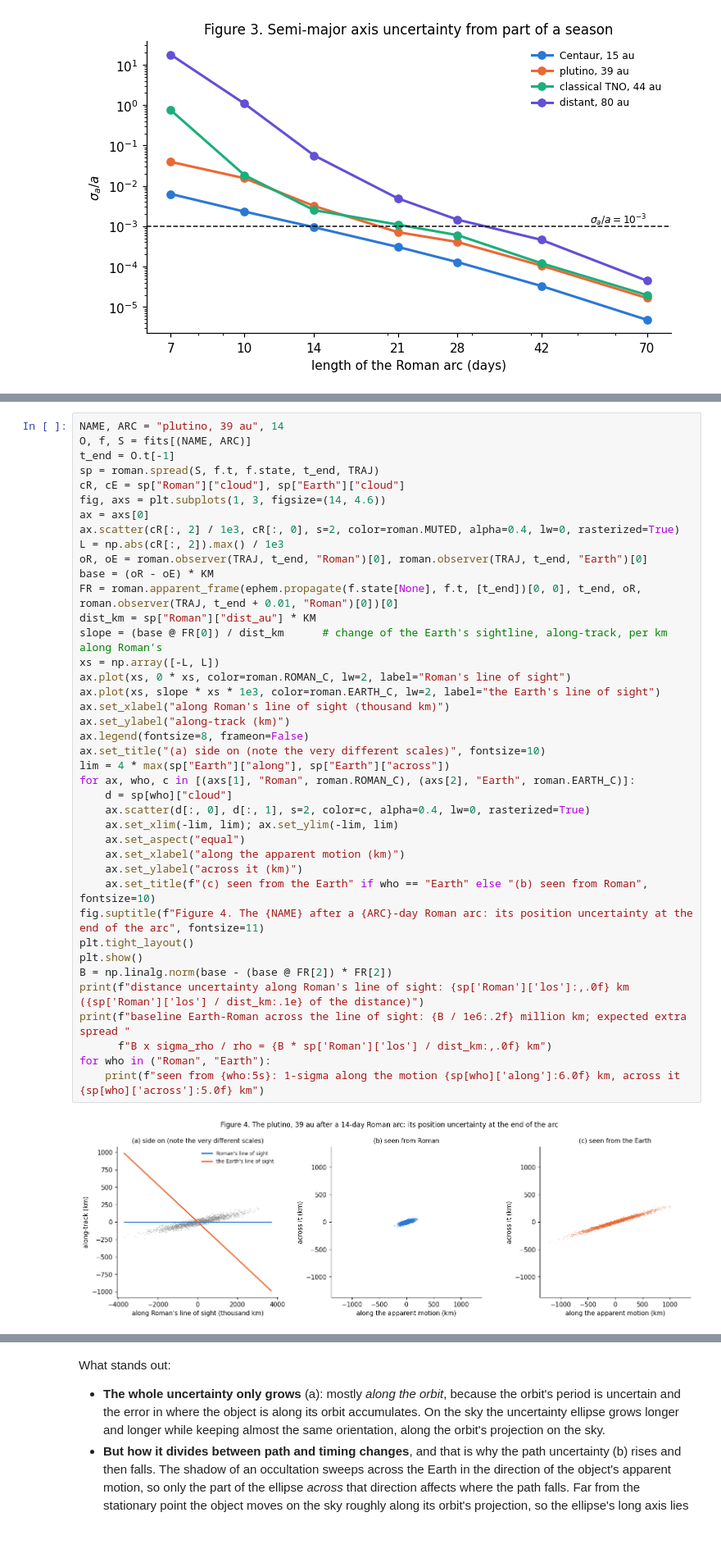
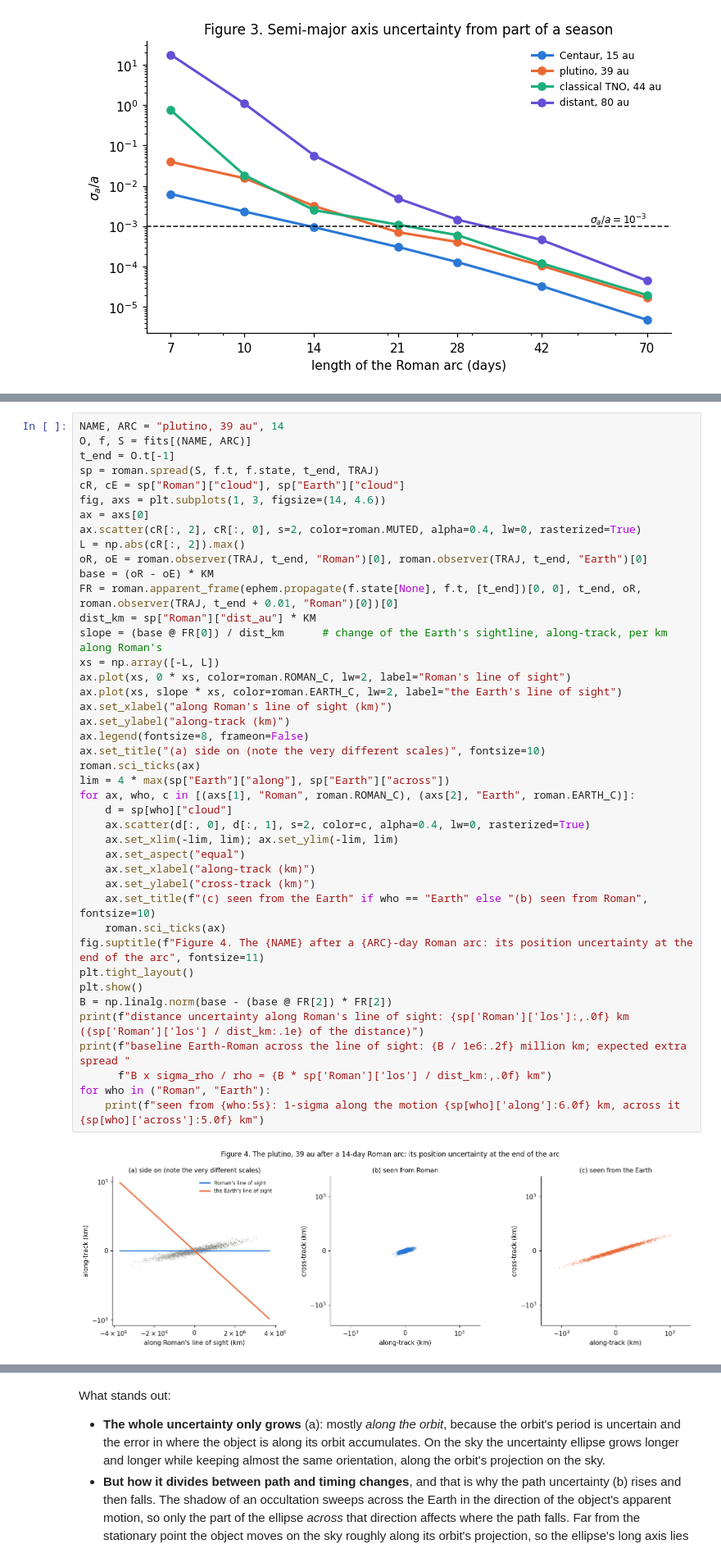
Before and after one commit to matthewjohnpayne/science-notebooks, a Jupyter notebook: notebooks/roman_tno/roman_tno.ipynb, the cells around one changed output, grey strips where cells are left out. Shown at 82% size. Drawn from its saved outputs; the diff is of its cells as text; blank space fills up the shorter version.

```diff
--- a/notebooks/roman_tno/roman_tno.ipynb
+++ b/notebooks/roman_tno/roman_tno.ipynb
@@ -206,40 +206,42 @@ sp = roman.spread(S, f.t, f.state, t_end, TRAJ)
 cR, cE = sp["Roman"]["cloud"], sp["Earth"]["cloud"]
 fig, axs = plt.subplots(1, 3, figsize=(14, 4.6))
 ax = axs[0]
-ax.scatter(cR[:, 2] / 1e3, cR[:, 0], s=2, color=roman.MUTED, alpha=0.4, lw=0, rasterized=True)
-L = np.abs(cR[:, 2]).max() / 1e3
+ax.scatter(cR[:, 2], cR[:, 0], s=2, color=roman.MUTED, alpha=0.4, lw=0, rasterized=True)
+L = np.abs(cR[:, 2]).max()
 oR, oE = roman.observer(TRAJ, t_end, "Roman")[0], roman.observer(TRAJ, t_end, "Earth")[0]
 base = (oR - oE) * KM
 FR = roman.apparent_frame(ephem.propagate(f.state[None], f.t, [t_end])[0, 0], t_end, oR, roman.observer(TRAJ, t_end + 0.01, "Roman")[0])[0]
 dist_km = sp["Roman"]["dist_au"] * KM
 slope = (base @ FR[0]) / dist_km      # change of the Earth's sightline, along-track, per km along Roman's
 xs = np.array([-L, L])
 ax.plot(xs, 0 * xs, color=roman.ROMAN_C, lw=2, label="Roman's line of sight")
-ax.plot(xs, slope * xs * 1e3, color=roman.EARTH_C, lw=2, label="the Earth's line of sight")
-ax.set_xlabel("along Roman's line of sight (thousand km)")
+ax.plot(xs, slope * xs, color=roman.EARTH_C, lw=2, label="the Earth's line of sight")
+ax.set_xlabel("along Roman's line of sight (km)")
 ax.set_ylabel("along-track (km)")
 ax.legend(fontsize=8, frameon=False)
 ax.set_title("(a) side on (note the very different scales)", fontsize=10)
+roman.sci_ticks(ax)
 lim = 4 * max(sp["Earth"]["along"], sp["Earth"]["across"])
 for ax, who, c in [(axs[1], "Roman", roman.ROMAN_C), (axs[2], "Earth", roman.EARTH_C)]:
     d = sp[who]["cloud"]
     ax.scatter(d[:, 0], d[:, 1], s=2, color=c, alpha=0.4, lw=0, rasterized=True)
     ax.set_xlim(-lim, lim); ax.set_ylim(-lim, lim)
     ax.set_aspect("equal")
-    ax.set_xlabel("along the apparent motion (km)")
-    ax.set_ylabel("across it (km)")
+    ax.set_xlabel("along-track (km)")
+    ax.set_ylabel("cross-track (km)")
     ax.set_title(f"(c) seen from the Earth" if who == "Earth" else "(b) seen from Roman", fontsize=10)
+    roman.sci_ticks(ax)
 fig.suptitle(f"Figure 4. The {NAME} after a {ARC}-day Roman arc: its position uncertainty at the end of the arc", fontsize=11)
 plt.tight_layout()
 plt.show()
 B = np.linalg.norm(base - (base @ FR[2]) * FR[2])
 print(f"distance uncertainty along Roman's line of sight: {sp['Roman']['los']:,.0f} km ({sp['Roman']['los'] / dist_km:.1e} of the distance)")
 print(f"baseline Earth-Roman across the line of sight: {B / 1e6:.2f} million km; expected extra spread "
       f"B x sigma_rho / rho = {B * sp['Roman']['los'] / dist_km:,.0f} km")
 for who in ("Roman", "Earth"):
     print(f"seen from {who:5s}: 1-sigma along the motion {sp[who]['along']:6.0f} km, across it {sp[who]['across']:5.0f} km")
 # %% [output]
-[figure, old version]
+[figure, new version]
 distance uncertainty along Roman's line of sight: 1,057,077 km (1.8e-04 of the distance)
 baseline Earth-Roman across the line of sight: 1.66 million km; expected extra spread B x sigma_rho / rho = 294 km
 seen from Roman: 1-sigma along the motion     66 km, across it    26 km
```
Also changed, not shown: parts of 3 cells of this notebook, 2 other files.
